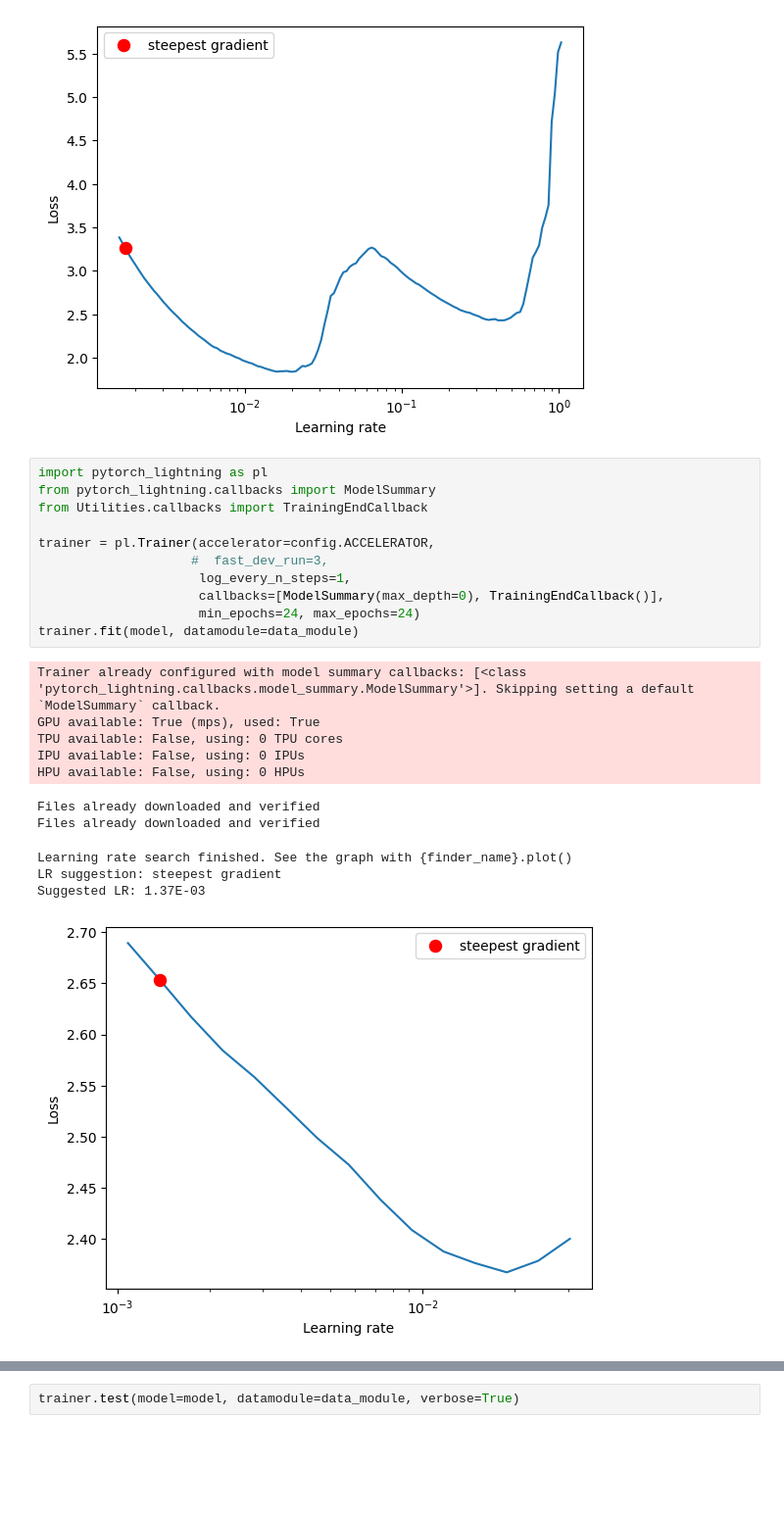
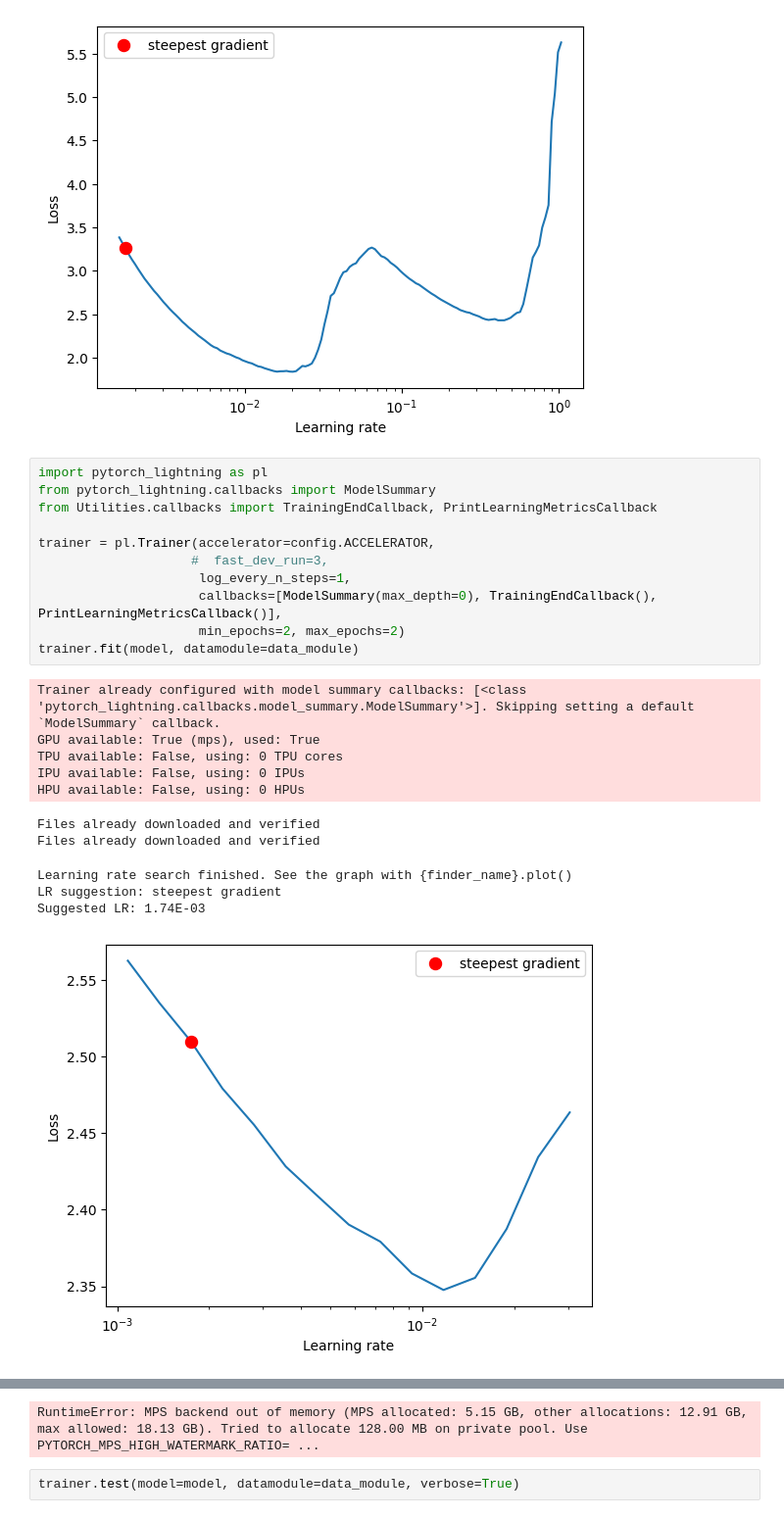
Before and after one commit to Madhur-1/ERA-v1, a Jupyter notebook: S12/main.ipynb, the cells around one changed output, grey strips where cells are left out. Shown: that part at 98% size. Cells and saved outputs as stored; diff of their text form; blank space fills up the shorter version.

```diff
--- a/S12/main.ipynb
+++ b/S12/main.ipynb
@@ -157,23 +158,23 @@ Suggested LR: 1.74E-03
 # %%
 import pytorch_lightning as pl
 from pytorch_lightning.callbacks import ModelSummary
-from Utilities.callbacks import TrainingEndCallback
+from Utilities.callbacks import TrainingEndCallback, PrintLearningMetricsCallback
 
 trainer = pl.Trainer(accelerator=config.ACCELERATOR,
                     #  fast_dev_run=3,
                      log_every_n_steps=1,
-                     callbacks=[ModelSummary(max_depth=0), TrainingEndCallback()],
-                     min_epochs=24, max_epochs=24)
+                     callbacks=[ModelSummary(max_depth=0), TrainingEndCallback(), PrintLearningMetricsCallback()],
+                     min_epochs=2, max_epochs=2)
 trainer.fit(model, datamodule=data_module)
 # %% [output]
 Trainer already configured with model summary callbacks: [<class 'pytorch_lightning.callbacks.model_summary.ModelSummary'>]. Skipping setting a default `ModelSummary` callback.
 GPU available: True (mps), used: True
 TPU available: False, using: 0 TPU cores
 IPU available: False, using: 0 IPUs
 HPU available: False, using: 0 HPUs
 Files already downloaded and verified
 Files already downloaded and verified
 Learning rate search finished. See the graph with {finder_name}.plot()
 LR suggestion: steepest gradient
-Suggested LR: 1.37E-03
+Suggested LR: 1.74E-03
-[figure, old version]
+[figure, new version]
@@ -181,3 +187,4 @@ LRFinder Best LR:  0.0013738237958832629
+RuntimeError: MPS backend out of memory (MPS allocated: 5.15 GB, other allocations: 12.91 GB, max allowed: 18.13 GB). Tried to allocate 128.00 MB on private pool. Use PYTORCH_MPS_HIGH_WATERMARK_RATIO= ...
 # %%
 trainer.test(model=model, datamodule=data_module, verbose=True)
 # %% [output]
```
Also changed, not shown: parts of 4 cells of this notebook, 17 other files.
